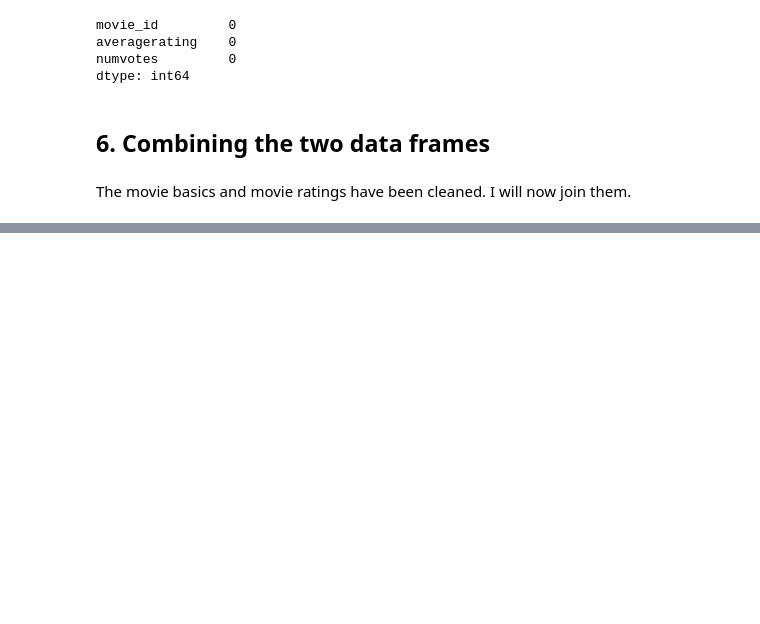
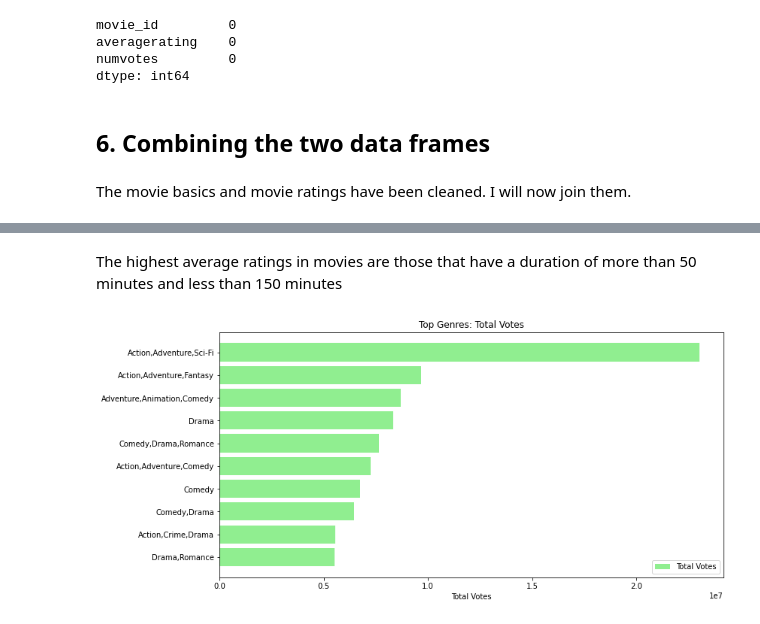
Before and after one commit to LynnsBaraka/dsf_ft_project_1, a Jupyter notebook: index.ipynb, the cells around one changed output, grey strips where cells are left out. Cells and saved outputs as stored; diff of their text form; code cells hidden in the pictures; blank space fills up the shorter version.

```diff
--- a/index.ipynb
+++ b/index.ipynb
@@ -450,0 +708,20 @@ plt.show()
+# %% [markdown]
+The highest average ratings in movies are those that have a duration of more than 50 minutes and less than 150 minutes
+# %%
+# Calculate the average rating for each genre
+genre_avg_rating = movies_df.groupby('genres')['averagerating'].mean().sort_values(ascending=False)
+
+# Calculate the total number of votes for each genre
+genre_total_votes = movies_df.groupby('genres')['numvotes'].sum().sort_values(ascending=False)
+
+# Create a side-by-side bar graph
+plt.figure(figsize=(12, 6))
+# plt.barh(genre_avg_rating[:10].index, genre_avg_rating[:10], color='lightblue', label='Average Rating')
+plt.barh(genre_total_votes[:10].index, genre_total_votes[:10], color='lightgreen', label='Total Votes')
+plt.title('Top Genres: Total Votes')
+plt.xlabel('Total Votes')
+plt.legend()
+plt.gca().invert_yaxis()  # Invert the y-axis to have the highest ratings/votes at the top
+plt.show()
+# %% [output]
+[figure, added]
```
Also changed, not shown: parts of 41 cells of this notebook, 1 other file.
